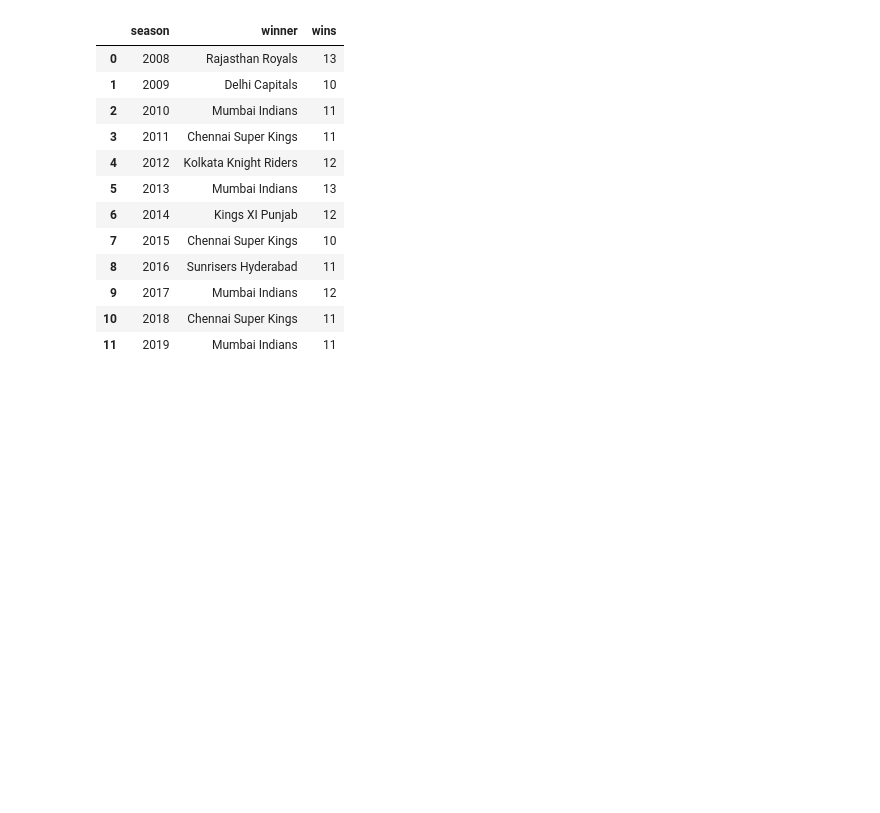
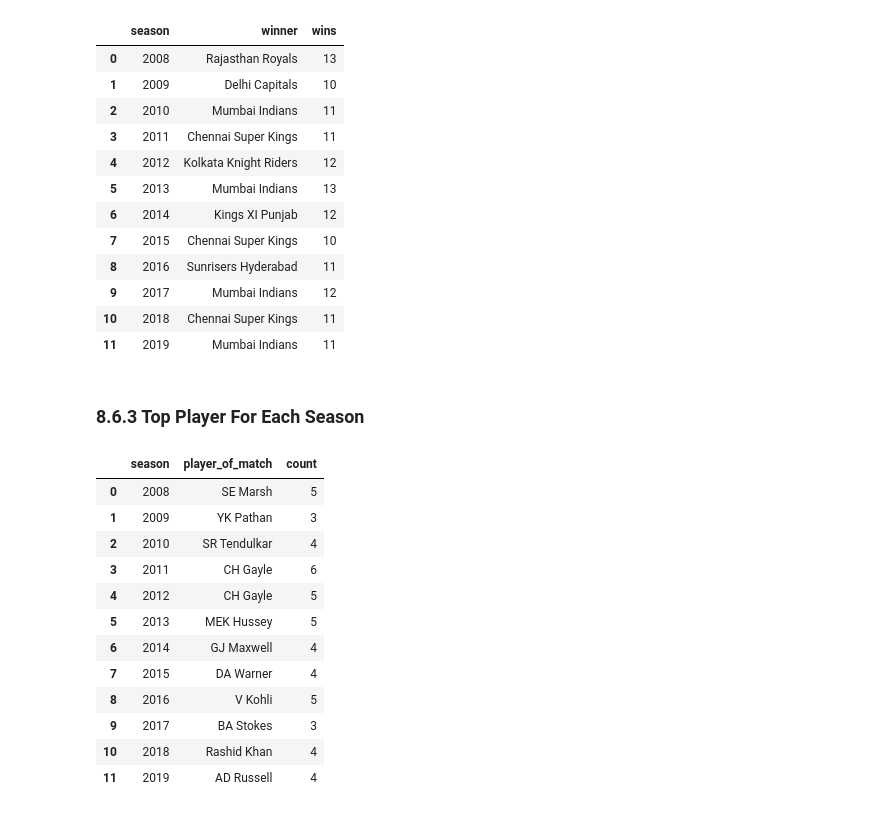
Before and after one commit to vidushan-ds/academic-data-wrangler, a Jupyter notebook: cricket-performance-analytics/cricket_analyz.ipynb, the cells around one changed output. Drawn from its saved outputs; the diff is of its cells as text; code cells hidden in the pictures; blank space fills up the shorter version.

Commit message:
feat: Most MOTM player per season

```diff
--- a/cricket-performance-analytics/cricket_analyz.ipynb
+++ b/cricket-performance-analytics/cricket_analyz.ipynb
@@ -523,3 +523,27 @@ top_team_per_season
 | 9 | 2017 | Mumbai Indians | 12 |
 | 10 | 2018 | Chennai Super Kings | 11 |
 | 11 | 2019 | Mumbai Indians | 11 |
+# %% [markdown]
+### 8.6.3 Top Player For Each Season
+# %%
+top_player_per_season = (ipl_df.groupby('season')['player_of_match'].value_counts()
+                         .groupby(level=0)
+                         .head(1)
+                         .reset_index()
+)
+
+top_player_per_season
+# %% [output]
+|  | season | player_of_match | count |
+| 0 | 2008 | SE Marsh | 5 |
+| 1 | 2009 | YK Pathan | 3 |
+| 2 | 2010 | SR Tendulkar | 4 |
+| 3 | 2011 | CH Gayle | 6 |
+| 4 | 2012 | CH Gayle | 5 |
+| 5 | 2013 | MEK Hussey | 5 |
+| 6 | 2014 | GJ Maxwell | 4 |
+| 7 | 2015 | DA Warner | 4 |
+| 8 | 2016 | V Kohli | 5 |
+| 9 | 2017 | BA Stokes | 3 |
+| 10 | 2018 | Rashid Khan | 4 |
+| 11 | 2019 | AD Russell | 4 |
```
